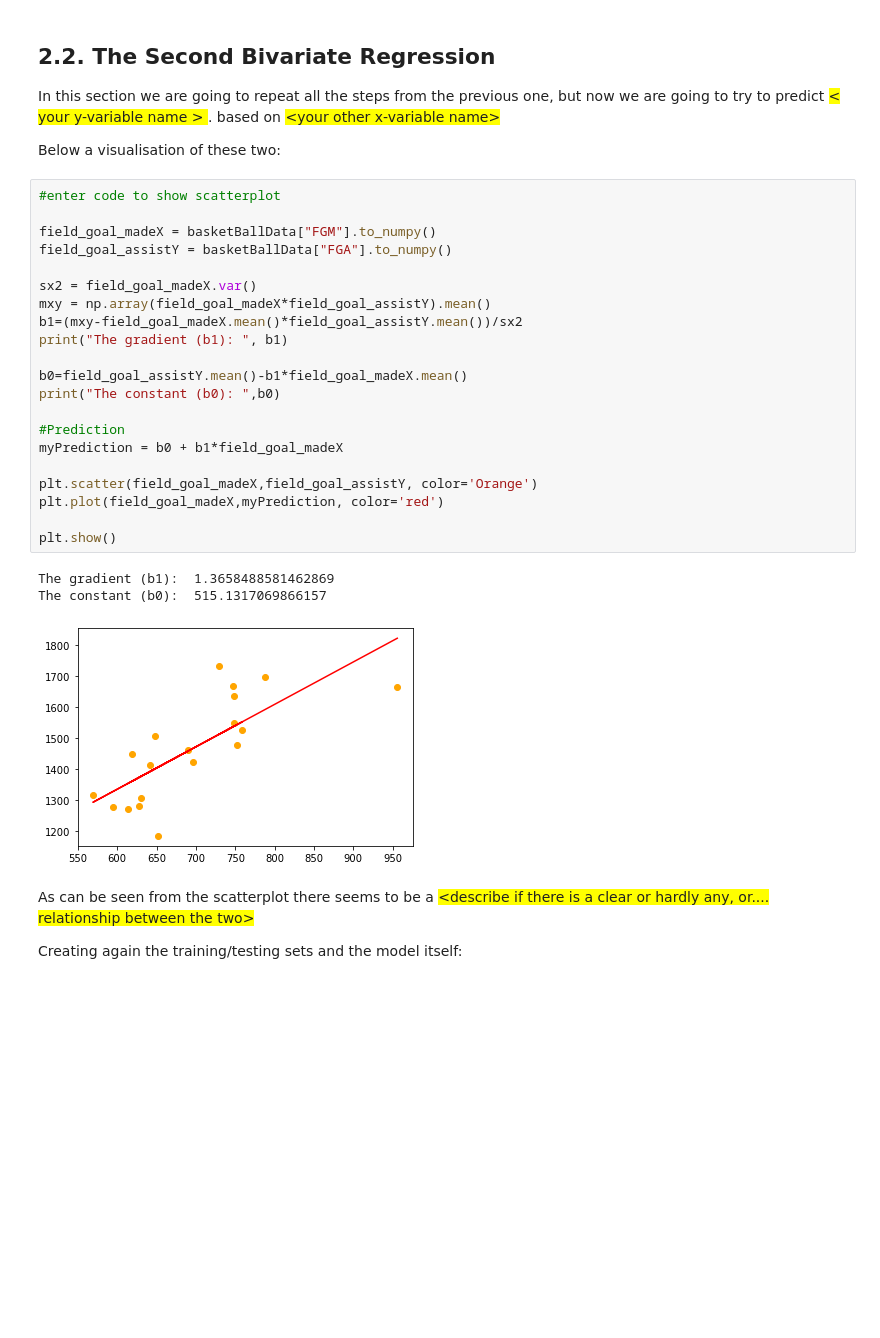
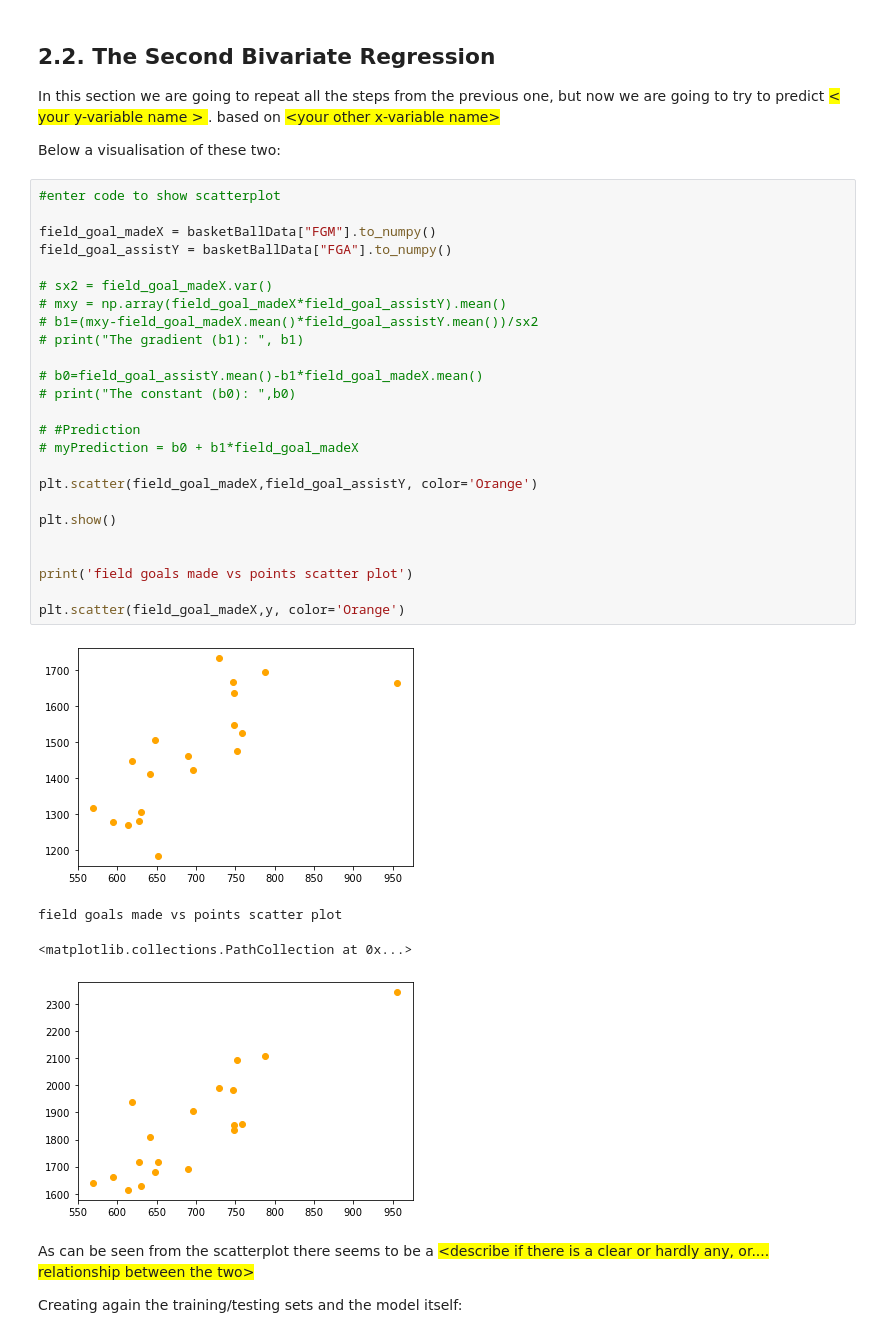
Before and after one commit to stephenpangga/Data-mining-and-statistics, a Jupyter notebook: Week 4/try-assignment/DMS - S4 - Assignment 1 - Template.ipynb, the cells around one changed output. Drawn from its saved outputs; the diff is of its cells as text; blank space fills up the shorter version.

```diff
--- a/Week 4/try-assignment/DMS - S4 - Assignment 1 - Template.ipynb
+++ b/Week 4/try-assignment/DMS - S4 - Assignment 1 - Template.ipynb
@@ -238,28 +238,33 @@ Below a visualisation of these two:
 # %%
 #enter code to show scatterplot
 
 field_goal_madeX = basketBallData["FGM"].to_numpy()
 field_goal_assistY = basketBallData["FGA"].to_numpy()
 
-sx2 = field_goal_madeX.var()
-mxy = np.array(field_goal_madeX*field_goal_assistY).mean()
-b1=(mxy-field_goal_madeX.mean()*field_goal_assistY.mean())/sx2
-print("The gradient (b1): ", b1)
+# sx2 = field_goal_madeX.var()
+# mxy = np.array(field_goal_madeX*field_goal_assistY).mean()
+# b1=(mxy-field_goal_madeX.mean()*field_goal_assistY.mean())/sx2
+# print("The gradient (b1): ", b1)
 
-b0=field_goal_assistY.mean()-b1*field_goal_madeX.mean()
-print("The constant (b0): ",b0)
+# b0=field_goal_assistY.mean()-b1*field_goal_madeX.mean()
+# print("The constant (b0): ",b0)
 
-#Prediction
-myPrediction = b0 + b1*field_goal_madeX
+# #Prediction
+# myPrediction = b0 + b1*field_goal_madeX
 
 plt.scatter(field_goal_madeX,field_goal_assistY, color='Orange')
-plt.plot(field_goal_madeX,myPrediction, color='red')
 
 plt.show()
+
+
+print('field goals made vs points scatter plot')
+
+plt.scatter(field_goal_madeX,y, color='Orange')
 # %% [output]
+[figure, new version]
-The gradient (b1):  1.3658488581462869
-The constant (b0):  515.1317069866157
+field goals made vs points scatter plot
-[figure, old version]
+<matplotlib.collections.PathCollection at 0x...>
+[figure, added]
 # %% [markdown]
 As can be seen from the scatterplot there seems to be a <span style='background:yellow'>\<describe if there is a clear or hardly any, or.... relationship between the two\></span>
 
```
Also changed, not shown: parts of 2 cells of this notebook.
